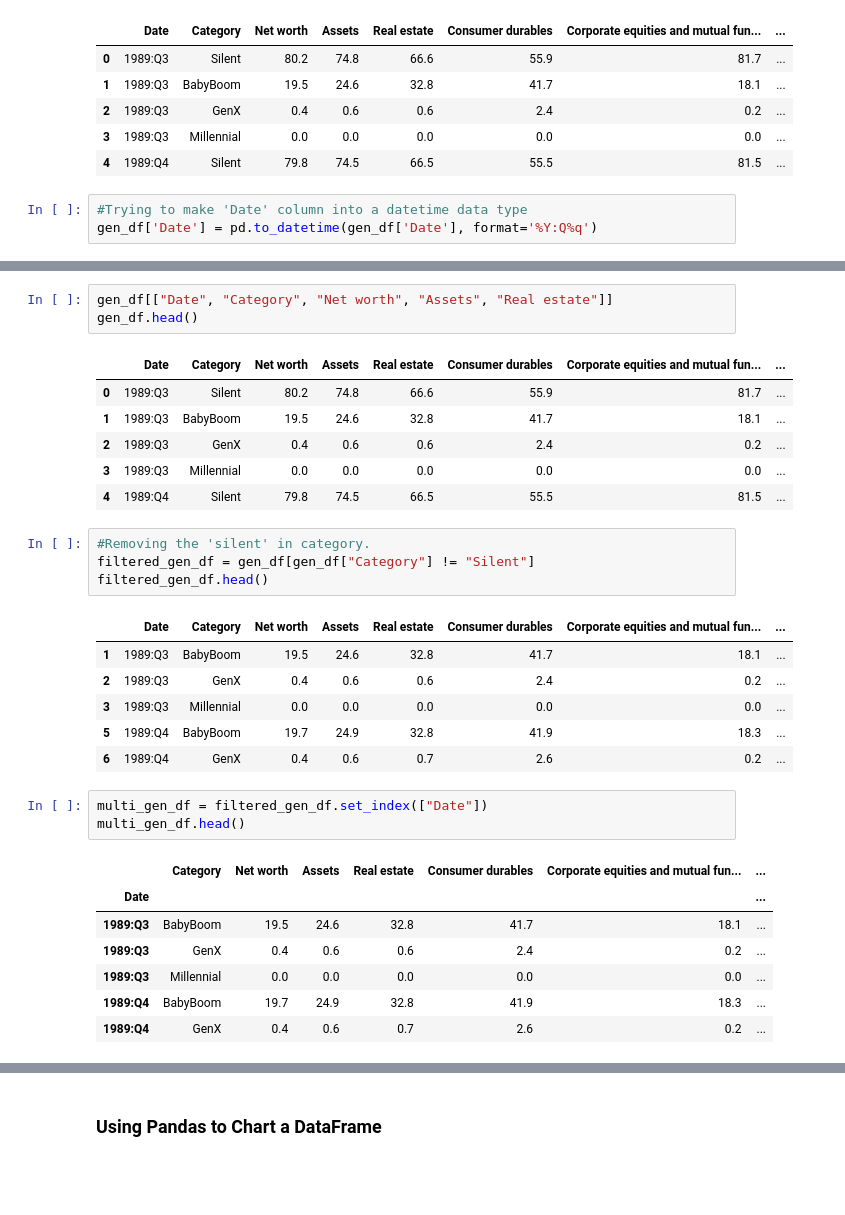
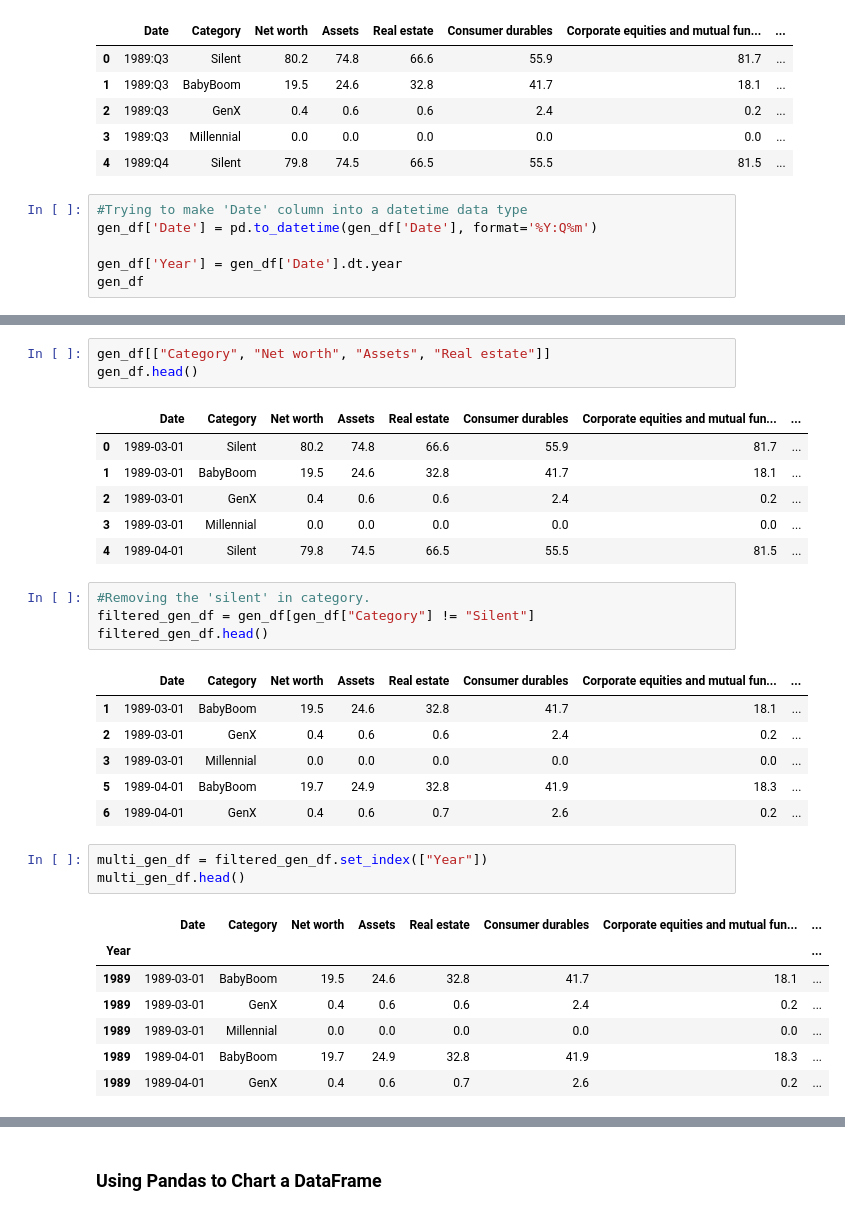
Before and after one commit to JCamp-12/AI-Project-1, a Jupyter notebook: Gen_data.ipynb, the cells around one changed output, grey strips where cells are left out. Saved outputs shown, nothing was run; the diff lists cells and outputs as text; blank space fills up the shorter version.

```diff
--- a/Gen_data.ipynb
+++ b/Gen_data.ipynb
@@ -18,5 +18,8 @@ gen_df.head()
 | 4 | 1989:Q4 | Silent | 79.8 | 74.5 | 66.5 | 55.5 | 81.5 | ... |
 # %%
 #Trying to make 'Date' column into a datetime data type
-gen_df['Date'] = pd.to_datetime(gen_df['Date'], format='%Y:Q%q')
+gen_df['Date'] = pd.to_datetime(gen_df['Date'], format='%Y:Q%m')
+
+gen_df['Year'] = gen_df['Date'].dt.year
+gen_df
 # %% [output]
@@ -24,33 +39,33 @@ ValueError: 'q' is a bad directive in format '%Y:Q%q'
 # %%
-gen_df[["Date", "Category", "Net worth", "Assets", "Real estate"]]
+gen_df[["Category", "Net worth", "Assets", "Real estate"]]
 gen_df.head()
 # %% [output]
 |  | Date | Category | Net worth | Assets | Real estate | Consumer durables | Corporate equities and mutual fun... | ... |
-| 0 | 1989:Q3 | Silent | 80.2 | 74.8 | 66.6 | 55.9 | 81.7 | ... |
-| 1 | 1989:Q3 | BabyBoom | 19.5 | 24.6 | 32.8 | 41.7 | 18.1 | ... |
-| 2 | 1989:Q3 | GenX | 0.4 | 0.6 | 0.6 | 2.4 | 0.2 | ... |
-| 3 | 1989:Q3 | Millennial | 0.0 | 0.0 | 0.0 | 0.0 | 0.0 | ... |
-| 4 | 1989:Q4 | Silent | 79.8 | 74.5 | 66.5 | 55.5 | 81.5 | ... |
+| 0 | 1989-03-01 | Silent | 80.2 | 74.8 | 66.6 | 55.9 | 81.7 | ... |
+| 1 | 1989-03-01 | BabyBoom | 19.5 | 24.6 | 32.8 | 41.7 | 18.1 | ... |
+| 2 | 1989-03-01 | GenX | 0.4 | 0.6 | 0.6 | 2.4 | 0.2 | ... |
+| 3 | 1989-03-01 | Millennial | 0.0 | 0.0 | 0.0 | 0.0 | 0.0 | ... |
+| 4 | 1989-04-01 | Silent | 79.8 | 74.5 | 66.5 | 55.5 | 81.5 | ... |
 # %%
 #Removing the 'silent' in category.
 filtered_gen_df = gen_df[gen_df["Category"] != "Silent"]
 filtered_gen_df.head()
 # %% [output]
 |  | Date | Category | Net worth | Assets | Real estate | Consumer durables | Corporate equities and mutual fun... | ... |
-| 1 | 1989:Q3 | BabyBoom | 19.5 | 24.6 | 32.8 | 41.7 | 18.1 | ... |
-| 2 | 1989:Q3 | GenX | 0.4 | 0.6 | 0.6 | 2.4 | 0.2 | ... |
-| 3 | 1989:Q3 | Millennial | 0.0 | 0.0 | 0.0 | 0.0 | 0.0 | ... |
-| 5 | 1989:Q4 | BabyBoom | 19.7 | 24.9 | 32.8 | 41.9 | 18.3 | ... |
-| 6 | 1989:Q4 | GenX | 0.4 | 0.6 | 0.7 | 2.6 | 0.2 | ... |
+| 1 | 1989-03-01 | BabyBoom | 19.5 | 24.6 | 32.8 | 41.7 | 18.1 | ... |
+| 2 | 1989-03-01 | GenX | 0.4 | 0.6 | 0.6 | 2.4 | 0.2 | ... |
+| 3 | 1989-03-01 | Millennial | 0.0 | 0.0 | 0.0 | 0.0 | 0.0 | ... |
+| 5 | 1989-04-01 | BabyBoom | 19.7 | 24.9 | 32.8 | 41.9 | 18.3 | ... |
+| 6 | 1989-04-01 | GenX | 0.4 | 0.6 | 0.7 | 2.6 | 0.2 | ... |
 # %%
-multi_gen_df = filtered_gen_df.set_index(["Date"])
+multi_gen_df = filtered_gen_df.set_index(["Year"])
 multi_gen_df.head()
 # %% [output]
-|  | Category | Net worth | Assets | Real estate | Consumer durables | Corporate equities and mutual fun... | ... |
-| Date |  |  |  |  |  |  | ... |
-| 1989:Q3 | BabyBoom | 19.5 | 24.6 | 32.8 | 41.7 | 18.1 | ... |
-| 1989:Q3 | GenX | 0.4 | 0.6 | 0.6 | 2.4 | 0.2 | ... |
-| 1989:Q3 | Millennial | 0.0 | 0.0 | 0.0 | 0.0 | 0.0 | ... |
-| 1989:Q4 | BabyBoom | 19.7 | 24.9 | 32.8 | 41.9 | 18.3 | ... |
-| 1989:Q4 | GenX | 0.4 | 0.6 | 0.7 | 2.6 | 0.2 | ... |
+|  | Date | Category | Net worth | Assets | Real estate | Consumer durables | Corporate equities and mutual fun... | ... |
+| Year |  |  |  |  |  |  |  | ... |
+| 1989 | 1989-03-01 | BabyBoom | 19.5 | 24.6 | 32.8 | 41.7 | 18.1 | ... |
+| 1989 | 1989-03-01 | GenX | 0.4 | 0.6 | 0.6 | 2.4 | 0.2 | ... |
+| 1989 | 1989-03-01 | Millennial | 0.0 | 0.0 | 0.0 | 0.0 | 0.0 | ... |
+| 1989 | 1989-04-01 | BabyBoom | 19.7 | 24.9 | 32.8 | 41.9 | 18.3 | ... |
+| 1989 | 1989-04-01 | GenX | 0.4 | 0.6 | 0.7 | 2.6 | 0.2 | ... |
 # %%
```
Also changed, not shown: parts of 11 cells of this notebook.
